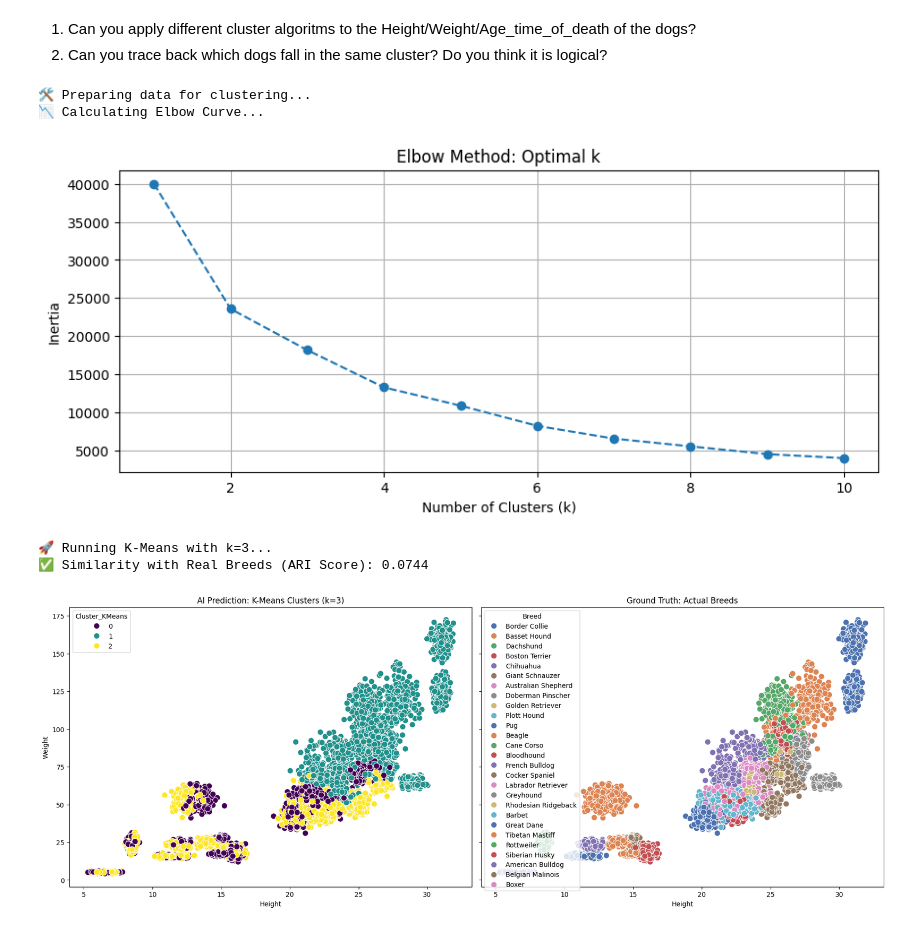
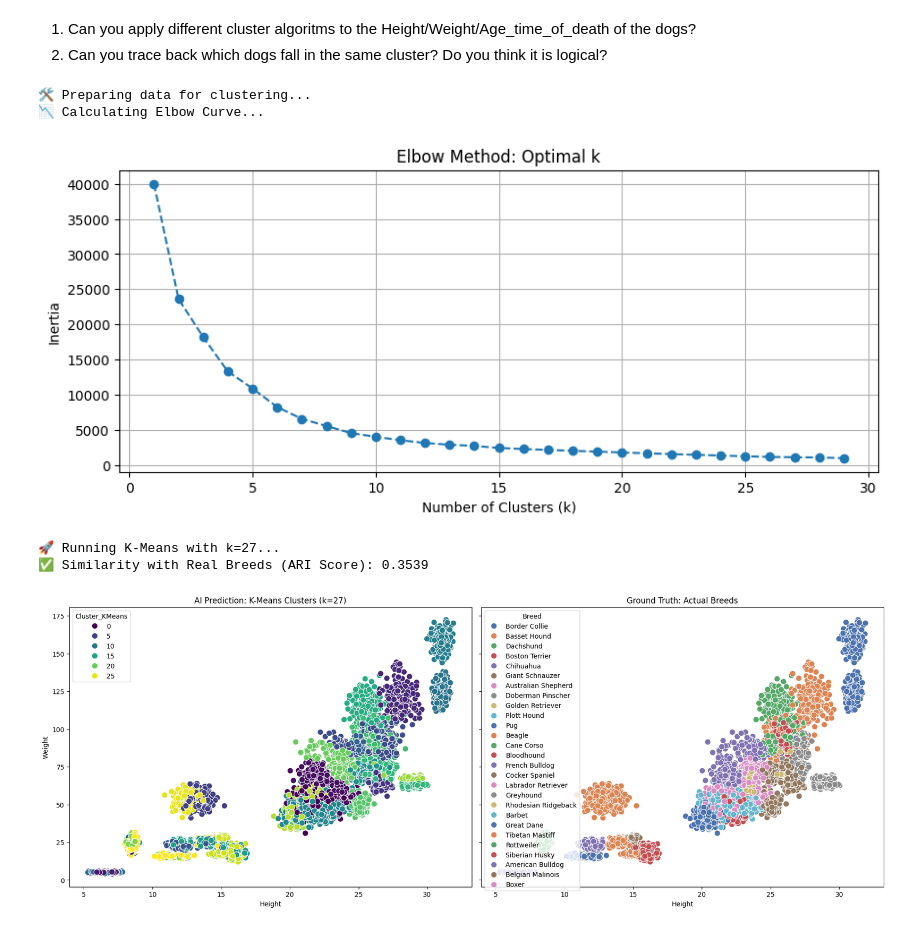
Before and after one commit to niboR13s/Data-science-code, a Jupyter notebook: Homework/Week_03/Unsupervised methods/00_Dog_clustering.ipynb, the cells around one changed output. Drawn from its saved outputs; the diff is of its cells as text; code cells hidden in the pictures.

```diff
--- a/Homework/Week_03/Unsupervised methods/00_Dog_clustering.ipynb
+++ b/Homework/Week_03/Unsupervised methods/00_Dog_clustering.ipynb
@@ -36,6 +36,8 @@ sns.pairplot(df.drop(['Gender','Skills','Likes'],axis=1), hue='Breed')
 # %% [markdown]
 1) Can you apply different cluster algoritms to the Height/Weight/Age_time_of_death of the dogs?<br>
 2) Can you trace back which dogs fall in the same cluster? Do you think it is logical?
+# %%
+Kluster_range = range(1,30)
 # %%
 import pandas as pd
 import numpy as np
@@ -66,15 +68,14 @@ X_scaled = pd.DataFrame(scaler.fit_transform(X), columns=X.columns)
 # --- 2. Elbow Method ---
 print("📉 Calculating Elbow Curve...")
 inertia = []
-k_range = range(1, 11)
 
-for k in k_range:
+for k in Kluster_range:
     kmeans = KMeans(n_clusters=k, random_state=42, n_init=10)
     kmeans.fit(X_scaled)
     inertia.append(kmeans.inertia_)
 
 plt.figure(figsize=(10, 4))
-plt.plot(k_range, inertia, marker='o', linestyle='--')
+plt.plot(Kluster_range, inertia, marker='o', linestyle='--')
 plt.title('Elbow Method: Optimal k')
 plt.xlabel('Number of Clusters (k)')
 plt.ylabel('Inertia')
@@ -82,38 +83,38 @@ plt.grid(True)
 plt.show()
 
 # --- 3. Apply K-Means ---
 # Set k to the number of breeds you expect (or based on elbow)
-optimal_k = 3
+optimal_k =27
 print(f"🚀 Running K-Means with k={optimal_k}...")
 
 kmeans = KMeans(n_clusters=optimal_k, random_state=42, n_init=10)
 df_clus['Cluster_KMeans'] = kmeans.fit_predict(X_scaled)
 
 # --- 4. Comparison with Ground Truth (Breed) ---
 # Calculate Adjusted Rand Index (1.0 is perfect match, 0.0 is random)
 ari_score = adjusted_rand_score(df_clus['Breed'], df_clus['Cluster_KMeans'])
 print(f"✅ Similarity with Real Breeds (ARI Score): {ari_score:.4f}")
 
 # Side-by-Side Visualization
 fig, axes = plt.subplots(1, 2, figsize=(18, 7), sharey=True)
 
 # Plot 1: The AI Clusters
 sns.scatterplot(data=df_clus, x='Height', y='Weight', hue='Cluster_KMeans', palette='viridis', s=80, ax=axes[0])
 axes[0].set_title(f'AI Prediction: K-Means Clusters (k={optimal_k})')
 
 # Plot 2: The Real Breeds
 sns.scatterplot(data=df_clus, x='Height', y='Weight', hue='Breed', palette='deep', s=80, ax=axes[1])
 axes[1].set_title('Ground Truth: Actual Breeds')
 
 plt.tight_layout()
 plt.show()
 # %% [output]
 🛠️ Preparing data for clustering...
 📉 Calculating Elbow Curve...
-[figure, old version]
+[figure, new version]
-🚀 Running K-Means with k=3...
-✅ Similarity with Real Breeds (ARI Score): 0.0744
+🚀 Running K-Means with k=27...
+✅ Similarity with Real Breeds (ARI Score): 0.3539
-[figure, old version]
+[figure, new version]
 # %%
 import matplotlib.pyplot as plt
 import seaborn as sns
```
Also changed, not shown: parts of 8 cells of this notebook, 2 other files.
